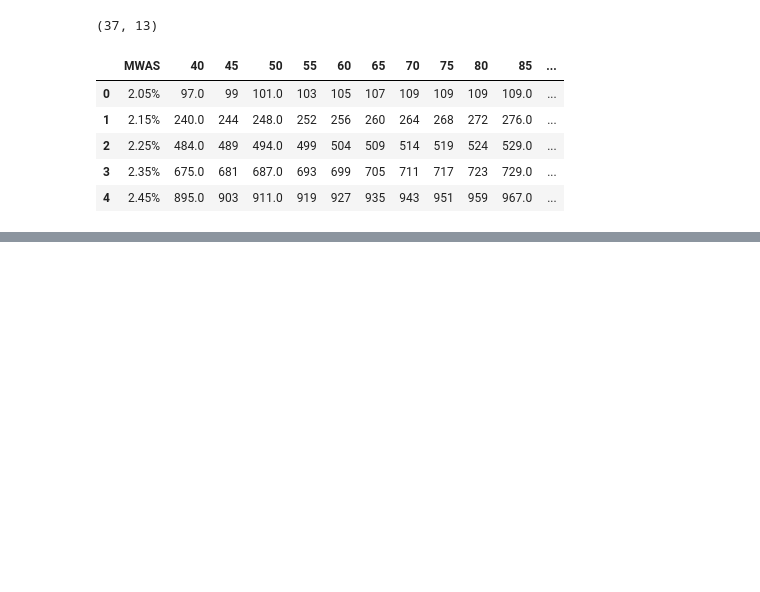
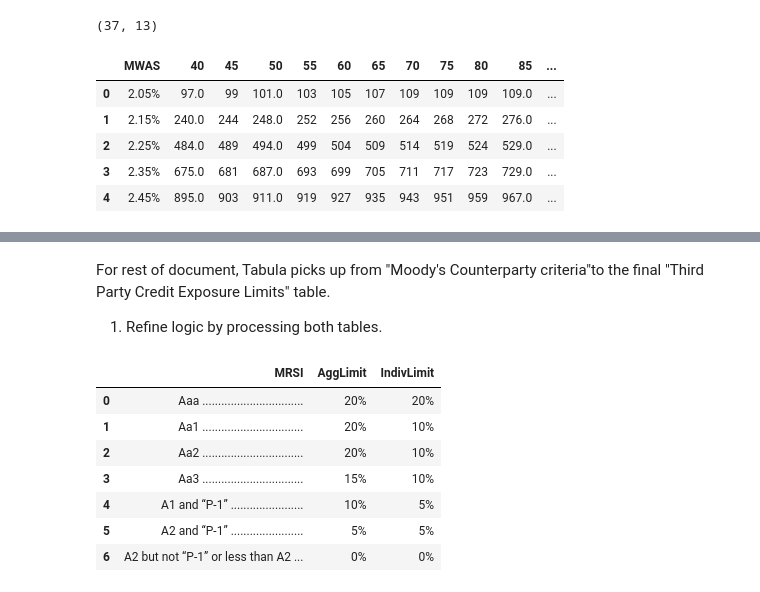
Before and after one commit to Nampai2Fire9/DS_Misc, a Jupyter notebook: Credit_DealDoc_Proc/PDF_Table_Proc.ipynb, the cells around one changed output, grey strips where cells are left out. Cells and saved outputs as stored; diff of their text form; code cells hidden in the pictures; blank space fills up the shorter version.

```diff
--- a/Credit_DealDoc_Proc/PDF_Table_Proc.ipynb
+++ b/Credit_DealDoc_Proc/PDF_Table_Proc.ipynb
@@ -124,0 +143,17 @@ df_mindiv.head()
+# %% [markdown]
+For rest of document, Tabula picks up from "Moody's Counterparty criteria"to the final "Third Party Credit Exposure Limits" table.
+1. Refine logic by processing both tables.
+# %%
+# Moody's Counterparty Criteria"
+mdy_cols = ['MRSI','AggLimit','IndivLimit']
+data_mc = scrape.remrows_table_rename(data[0], mdy_cols, 1)
+data_mc
+# %% [output]
+|  | MRSI | AggLimit | IndivLimit |
+| 0 | Aaa ................................ | 20% | 20% |
+| 1 | Aa1 ................................ | 20% | 10% |
+| 2 | Aa2 ................................ | 20% | 10% |
+| 3 | Aa3 ................................ | 15% | 10% |
+| 4 | A1 and “P-1” ....................... | 10% | 5% |
+| 5 | A2 and “P-1” ....................... | 5% | 5% |
+| 6 | A2 but not “P-1” or less than A2 ... | 0% | 0% |
```
Also changed, not shown: parts of 10 cells of this notebook, 3 other files.
